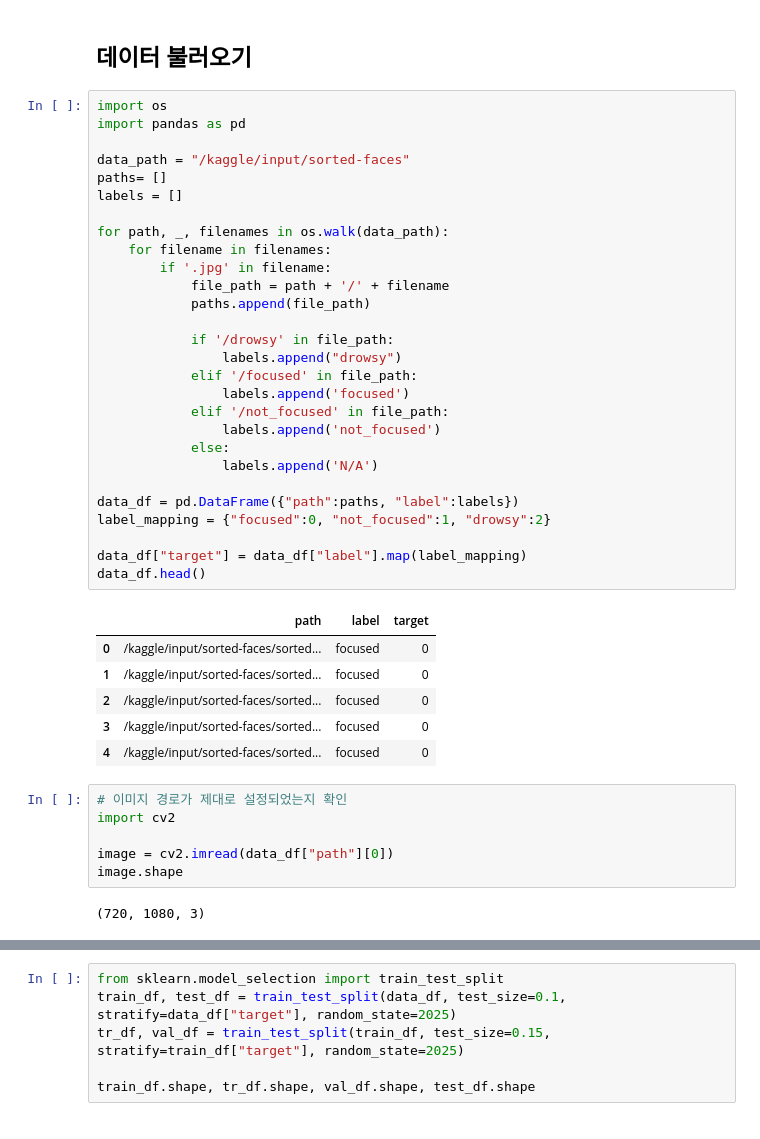
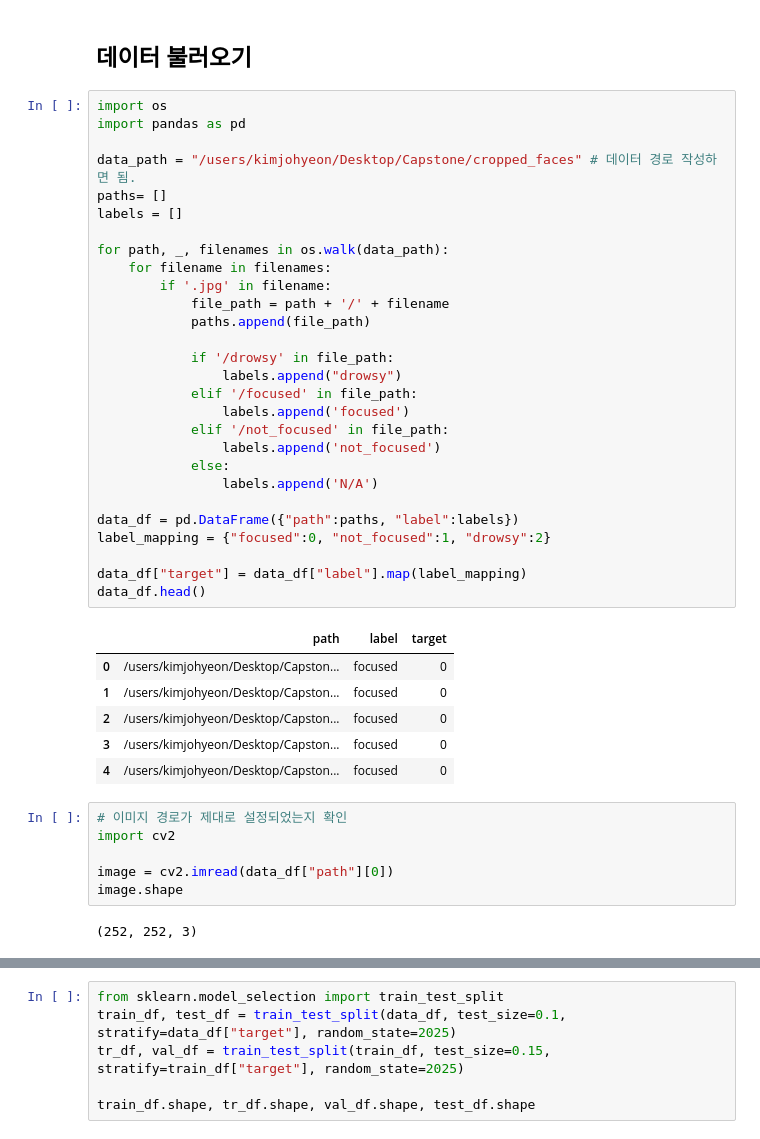
Before and after one commit to HKNU-Zypt/Zypt_Model, a Jupyter notebook: focus_model/focus_model.ipynb, the cells around one changed output, grey strips where cells are left out. Cells and saved outputs as stored; diff of their text form.

```diff
--- a/focus_model/focus_model.ipynb
+++ b/focus_model/focus_model.ipynb
@@ -38,38 +65,38 @@ https://www.nature.com/articles/s41598-024-79146-z
 # %%
 import os
 import pandas as pd
 
-data_path = "/kaggle/input/sorted-faces"
+data_path = "/users/kimjohyeon/Desktop/Capstone/cropped_faces" # 데이터 경로 작성하면 됨.
 paths= []
 labels = []
 
 for path, _, filenames in os.walk(data_path):
     for filename in filenames:
         if '.jpg' in filename:
             file_path = path + '/' + filename
             paths.append(file_path)
 
             if '/drowsy' in file_path:
                 labels.append("drowsy")
             elif '/focused' in file_path:
                 labels.append('focused')
             elif '/not_focused' in file_path:
                 labels.append('not_focused')
             else:
                 labels.append('N/A')
 
 data_df = pd.DataFrame({"path":paths, "label":labels})
 label_mapping = {"focused":0, "not_focused":1, "drowsy":2}
 
 data_df["target"] = data_df["label"].map(label_mapping)
 data_df.head()
 # %% [output]
 |  | path | label | target |
-| 0 | /kaggle/input/sorted-faces/sorted... | focused | 0 |
-| 1 | /kaggle/input/sorted-faces/sorted... | focused | 0 |
-| 2 | /kaggle/input/sorted-faces/sorted... | focused | 0 |
-| 3 | /kaggle/input/sorted-faces/sorted... | focused | 0 |
-| 4 | /kaggle/input/sorted-faces/sorted... | focused | 0 |
+| 0 | /users/kimjohyeon/Desktop/Capston... | focused | 0 |
+| 1 | /users/kimjohyeon/Desktop/Capston... | focused | 0 |
+| 2 | /users/kimjohyeon/Desktop/Capston... | focused | 0 |
+| 3 | /users/kimjohyeon/Desktop/Capston... | focused | 0 |
+| 4 | /users/kimjohyeon/Desktop/Capston... | focused | 0 |
 # %%
 # 이미지 경로가 제대로 설정되었는지 확인
 import cv2
@@ -77,4 +104,4 @@ import cv2
 image = cv2.imread(data_df["path"][0])
 image.shape
 # %% [output]
-(720, 1080, 3)
+(252, 252, 3)
```
Also changed, not shown: parts of 6 cells of this notebook, 1 other file.
